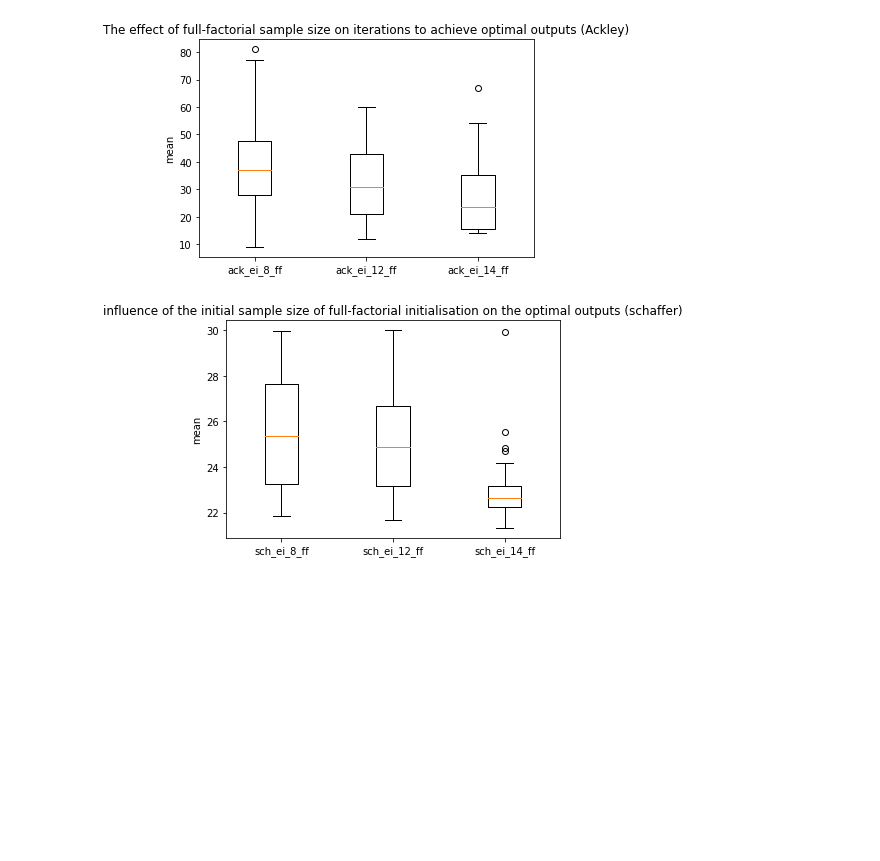
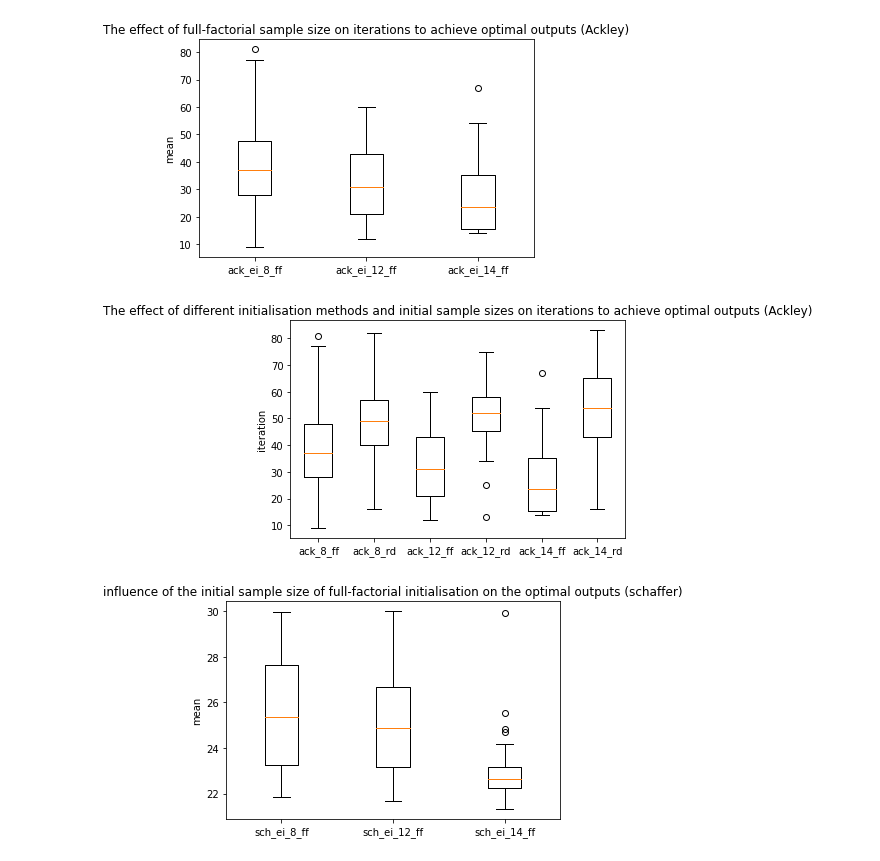
Before and after one commit to TedOiler/KURF, a Jupyter notebook: src/full_factorial_experiments_analysis.ipynb, the cells around one changed output. Saved outputs shown, nothing was run; the diff lists cells and outputs as text; code cells hidden in the pictures; blank space fills up the shorter version.

```diff
--- a/src/full_factorial_experiments_analysis.ipynb
+++ b/src/full_factorial_experiments_analysis.ipynb
@@ -87,6 +220,18 @@ ax.set_title("The effect of full-factorial sample size on iterations to achieve
 plt.show()
 # %% [output]
 [figure]
+# %%
+import matplotlib.pyplot as plt
+fig, ax = plt.subplots(1, 1)
+ax.boxplot([get_best_iter_with_start_idx(ackley_results['ack_ei_8_ff'], 8), get_best_iter_with_start_idx(ackley_results['ack_ei_8_rd'], 8),
+            get_best_iter_with_start_idx(ackley_results['ack_ei_12_ff'], 12), get_best_iter_with_start_idx(ackley_results['ack_ei_12_rd'], 12),
+            get_best_iter_with_start_idx(ackley_results['ack_ei_14_ff'], 14), get_best_iter_with_start_idx(ackley_results['ack_ei_14_rd'], 14)])
+ax.set_xticklabels(["ack_8_ff", "ack_8_rd", "ack_12_ff", "ack_12_rd", "ack_14_ff", "ack_14_rd"])
+ax.set_ylabel("iteration")
+ax.set_title("The effect of different initialisation methods and initial sample sizes on iterations to achieve optimal outputs (Ackley)")
+plt.show()
+# %% [output]
+[figure, added]
 # %%
 import matplotlib.pyplot as plt
 fig, ax = plt.subplots(1, 1)
```
Also changed, not shown: parts of 46 cells of this notebook.
